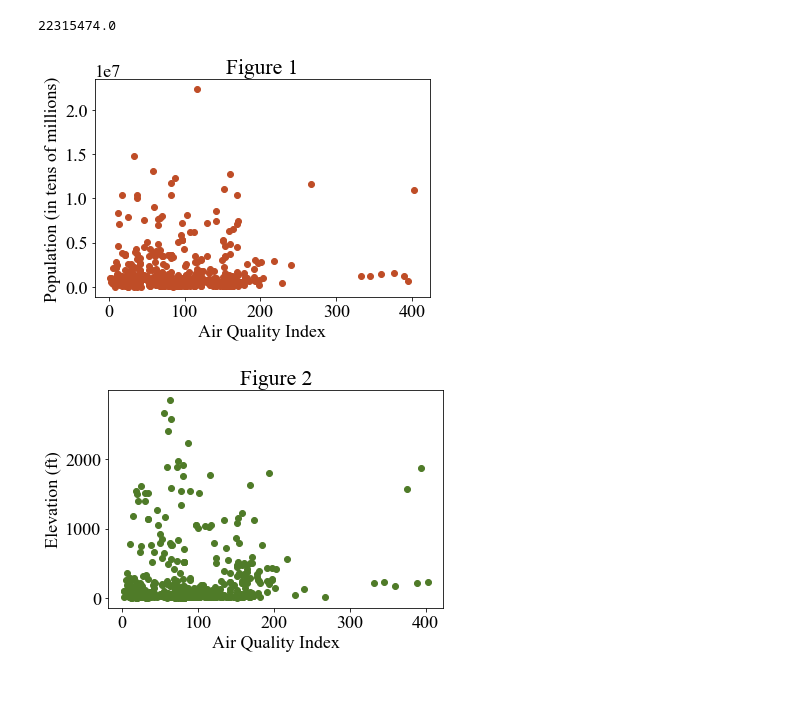
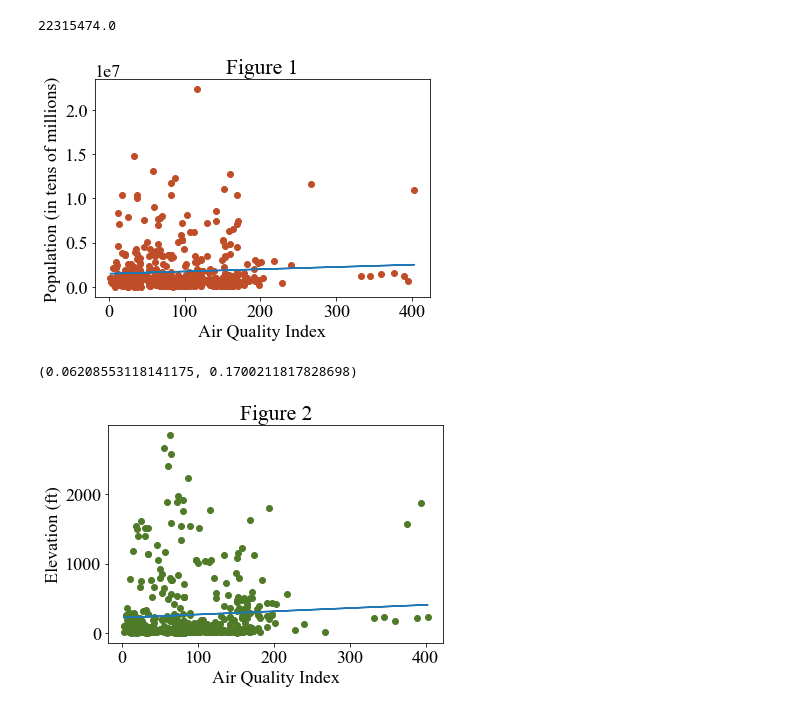
Before and after one commit to jhkaplan4050/SI330-final-project, a Jupyter notebook: AQI Correlations.ipynb, the cells around one changed output. Saved outputs shown, nothing was run; the diff lists cells and outputs as text; code cells hidden in the pictures.

```diff
--- a/AQI Correlations.ipynb
+++ b/AQI Correlations.ipynb
@@ -32,20 +36,35 @@ import matplotlib.pyplot as plt
 # %%
+x = np.array(aqi)
+y1 = np.array(population)
+m, b = np.polyfit(x, y1, 1)
+
 #create Figure 1: AQI vs Population
-plt.scatter(aqi, population, color = "#BF4D27")
+plt.plot(x, y1, 'o', color = "#BF4D27")
+plt.plot(x, m*x + b)
+
 plt.xlabel("Air Quality Index")
 plt.ylabel("Population (in tens of millions)")
 plt.title("Figure 1")
 font = {'size'   : 18, 'family': "Times New Roman","sans-serif":"Arial"}
 plt.rc('font', **font)
 # %% [output]
-[figure, old version]
+[figure, new version]
+# %%
+#correlation coefficient, p-value
+stats.pearsonr(aqi, population)
+# %% [output]
+(0.06208553118141175, 0.1700211817828698)
 # %%
+y2 = np.array(elevation)
+m, b = np.polyfit(x, y2, 1)
+
 #create Figure 2: AQI vs Elevation
-plt.scatter(aqi, elevation, color = "#4F7B28")
+plt.plot(x, y2, 'o', color = "#4F7B28")
+plt.plot(x, m*x + b)
 plt.xlabel("Air Quality Index")
 plt.ylabel("Elevation (ft)")
 plt.title("Figure 2")
 font = {'size'   : 18, 'family': "Times New Roman","sans-serif":"Arial"}
 plt.rc('font', **font)
 # %% [output]
-[figure, old version]
+[figure, new version]
```
Also changed, not shown: parts of 10 cells of this notebook, 1 other file.
